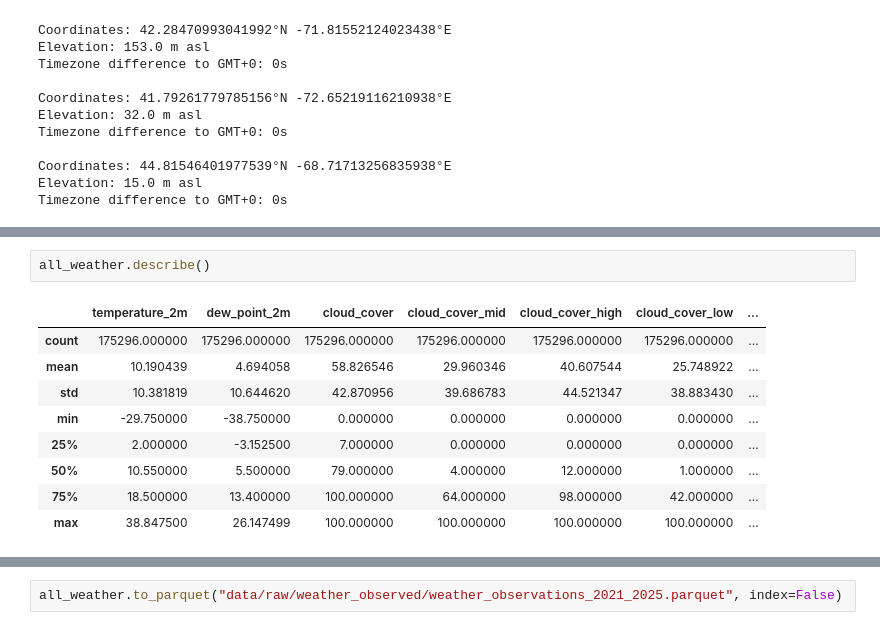
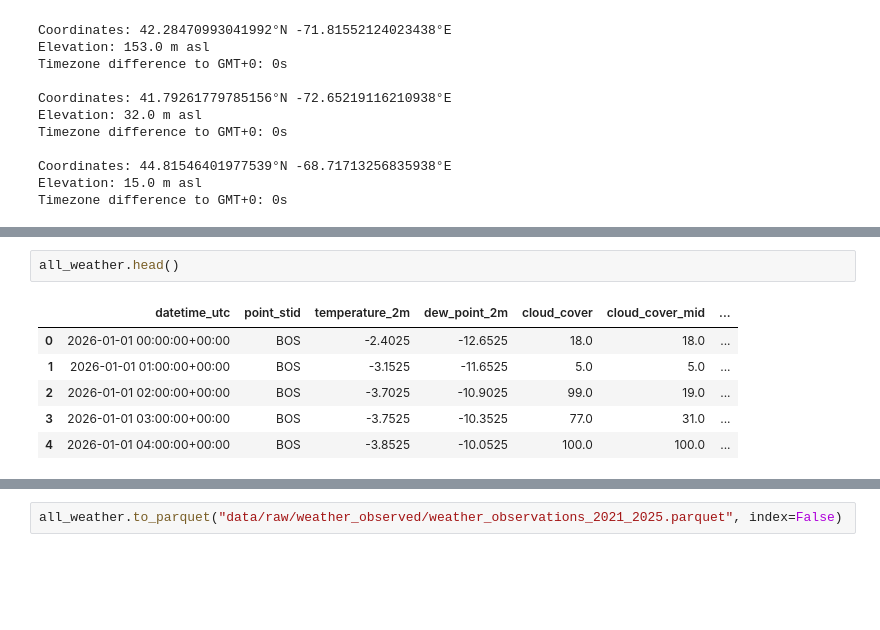
Before and after one commit to evanhk/eveningPowerRamp, a Jupyter notebook: notebooks/01_data_ingestion.ipynb, the cells around one changed output, grey strips where cells are left out. Drawn from its saved outputs; the diff is of its cells as text; blank space fills up the shorter version.

```diff
--- a/notebooks/01_data_ingestion.ipynb
+++ b/notebooks/01_data_ingestion.ipynb
@@ -686,12 +608,9 @@ memory usage: 10.0+ MB
 # %%
-all_weather.describe()
+all_weather.head()
 # %% [output]
-|  | temperature_2m | dew_point_2m | cloud_cover | cloud_cover_mid | cloud_cover_high | cloud_cover_low | ... |
-| count | 175296.000000 | 175296.000000 | 175296.000000 | 175296.000000 | 175296.000000 | 175296.000000 | ... |
-| mean | 10.190439 | 4.694058 | 58.826546 | 29.960346 | 40.607544 | 25.748922 | ... |
-| std | 10.381819 | 10.644620 | 42.870956 | 39.686783 | 44.521347 | 38.883430 | ... |
-| min | -29.750000 | -38.750000 | 0.000000 | 0.000000 | 0.000000 | 0.000000 | ... |
-| 25% | 2.000000 | -3.152500 | 7.000000 | 0.000000 | 0.000000 | 0.000000 | ... |
-| 50% | 10.550000 | 5.500000 | 79.000000 | 4.000000 | 12.000000 | 1.000000 | ... |
-| 75% | 18.500000 | 13.400000 | 100.000000 | 64.000000 | 98.000000 | 42.000000 | ... |
-| max | 38.847500 | 26.147499 | 100.000000 | 100.000000 | 100.000000 | 100.000000 | ... |
+|  | datetime_utc | point_stid | temperature_2m | dew_point_2m | cloud_cover | cloud_cover_mid | ... |
+| 0 | 2026-01-01 00:00:00+00:00 | BOS | -2.4025 | -12.6525 | 18.0 | 18.0 | ... |
+| 1 | 2026-01-01 01:00:00+00:00 | BOS | -3.1525 | -11.6525 | 5.0 | 5.0 | ... |
+| 2 | 2026-01-01 02:00:00+00:00 | BOS | -3.7025 | -10.9025 | 99.0 | 19.0 | ... |
+| 3 | 2026-01-01 03:00:00+00:00 | BOS | -3.7525 | -10.3525 | 77.0 | 31.0 | ... |
+| 4 | 2026-01-01 04:00:00+00:00 | BOS | -3.8525 | -10.0525 | 100.0 | 100.0 | ... |
```
Also changed, not shown: parts of 7 cells of this notebook, 4 other files.
